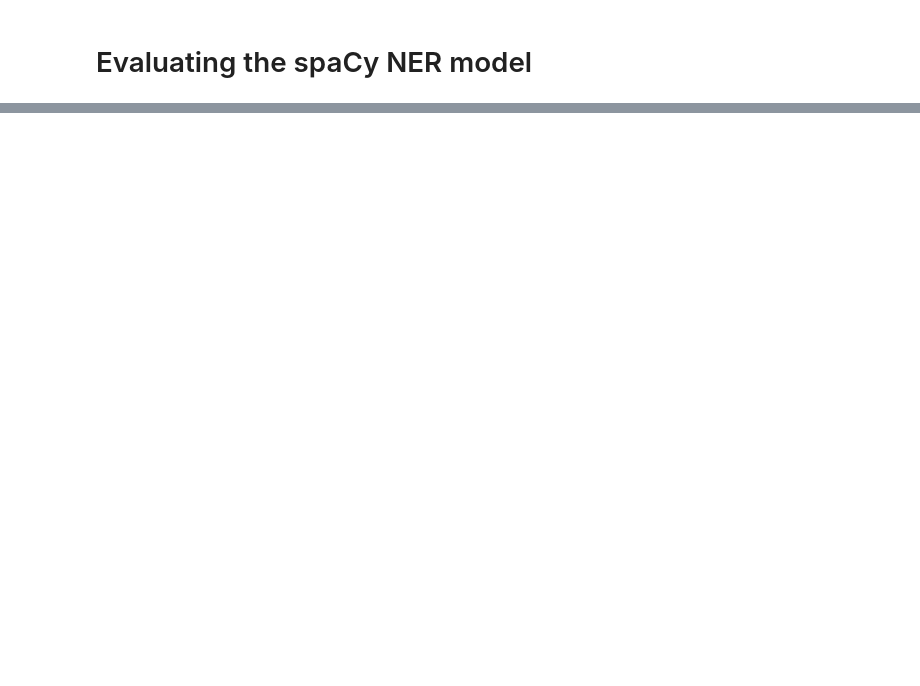
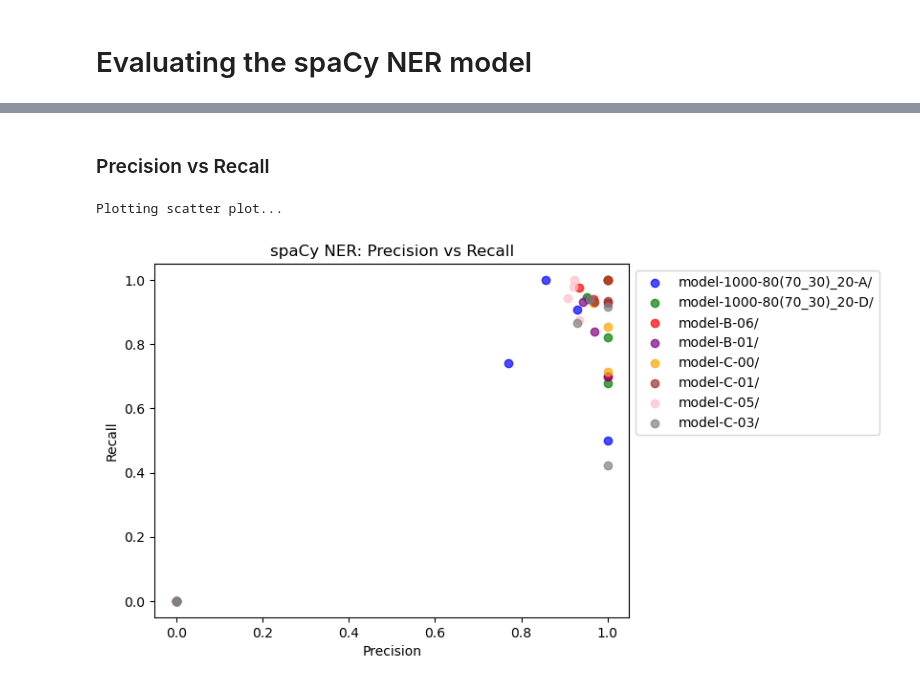
Before and after one commit to vik01/PII-data-detection, a Jupyter notebook: Model 4 - spaCy NER/evaluation.ipynb, the cells around one changed output, grey strips where cells are left out. Saved outputs shown, nothing was run; the diff lists cells and outputs as text; code cells hidden in the pictures; blank space fills up the shorter version.

```diff
--- a/Model 4 - spaCy NER/evaluation.ipynb
+++ b/Model 4 - spaCy NER/evaluation.ipynb
@@ -243,0 +324,36 @@ Plotting confusion matrix...
+# %% [markdown]
+### Precision vs Recall
+# %%
+print("Plotting scatter plot...")
+
+colors = ["blue", "green", "red", "purple", "orange", "brown", "pink", "gray"]
+for (model, score, report, prediction), color in zip(all_model_results, colors):
+    precision = [
+        score[f"{label}"]["precision"] if f"{label}" in score else 0.0
+        for label in REV_PII_MAP
+    ]
+    recall = [
+        score[f"{label}"]["recall"] if f"{label}" in score else 0.0
+        for label in REV_PII_MAP
+    ]
+
+    plt.scatter(
+        precision,
+        recall,
+        label=model,
+        alpha=0.5,
+        color=color,
+    )
+
+# Label the graph
+plt.xlabel("Precision")
+plt.ylabel("Recall")
+plt.title("spaCy NER: Precision vs Recall")
+
+# Plot the legend outside the graph
+plt.legend(loc="upper left", bbox_to_anchor=(1, 1))
+
+plt.show()
+# %% [output]
+Plotting scatter plot...
+[figure, added]
```
Also changed, not shown: parts of 23 cells of this notebook.
